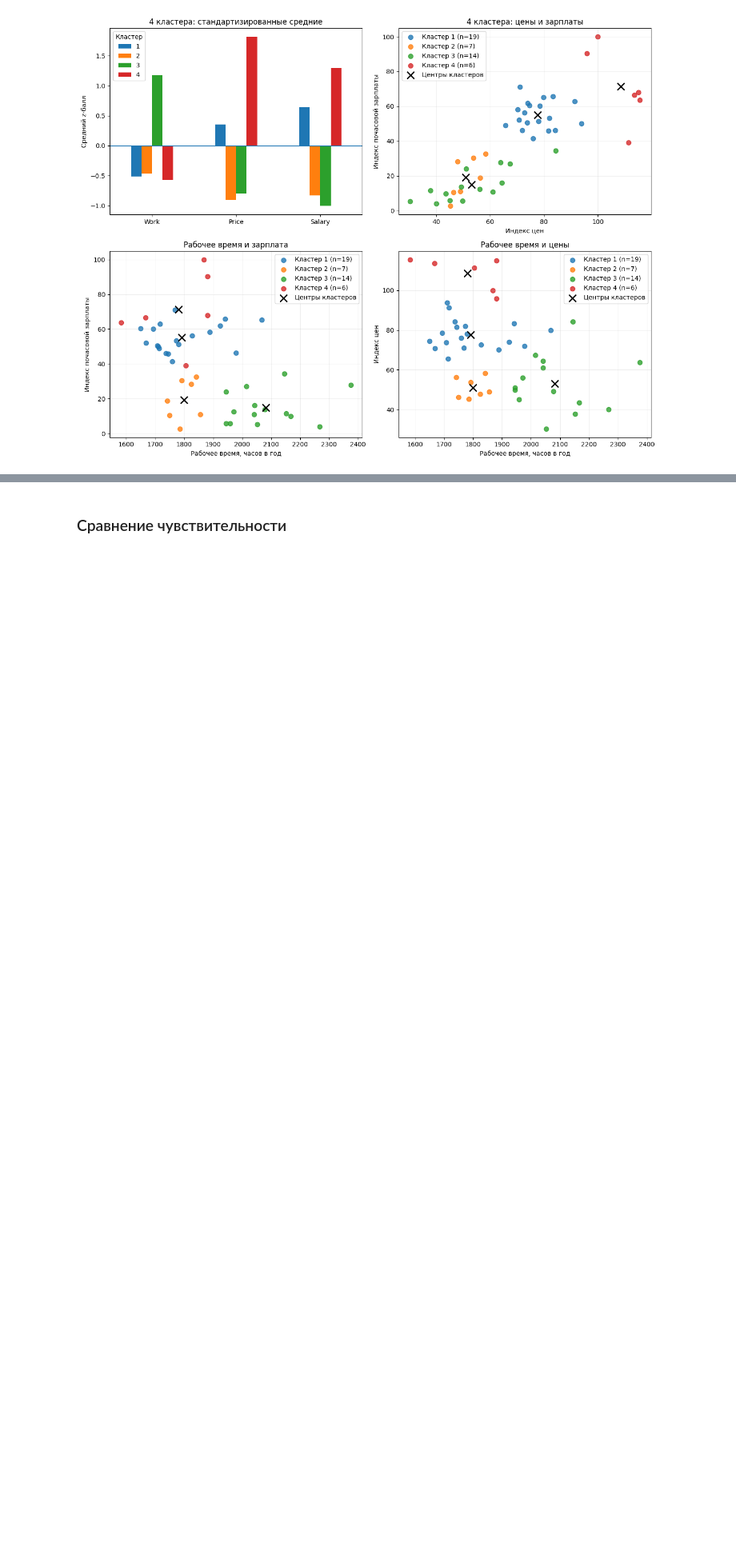
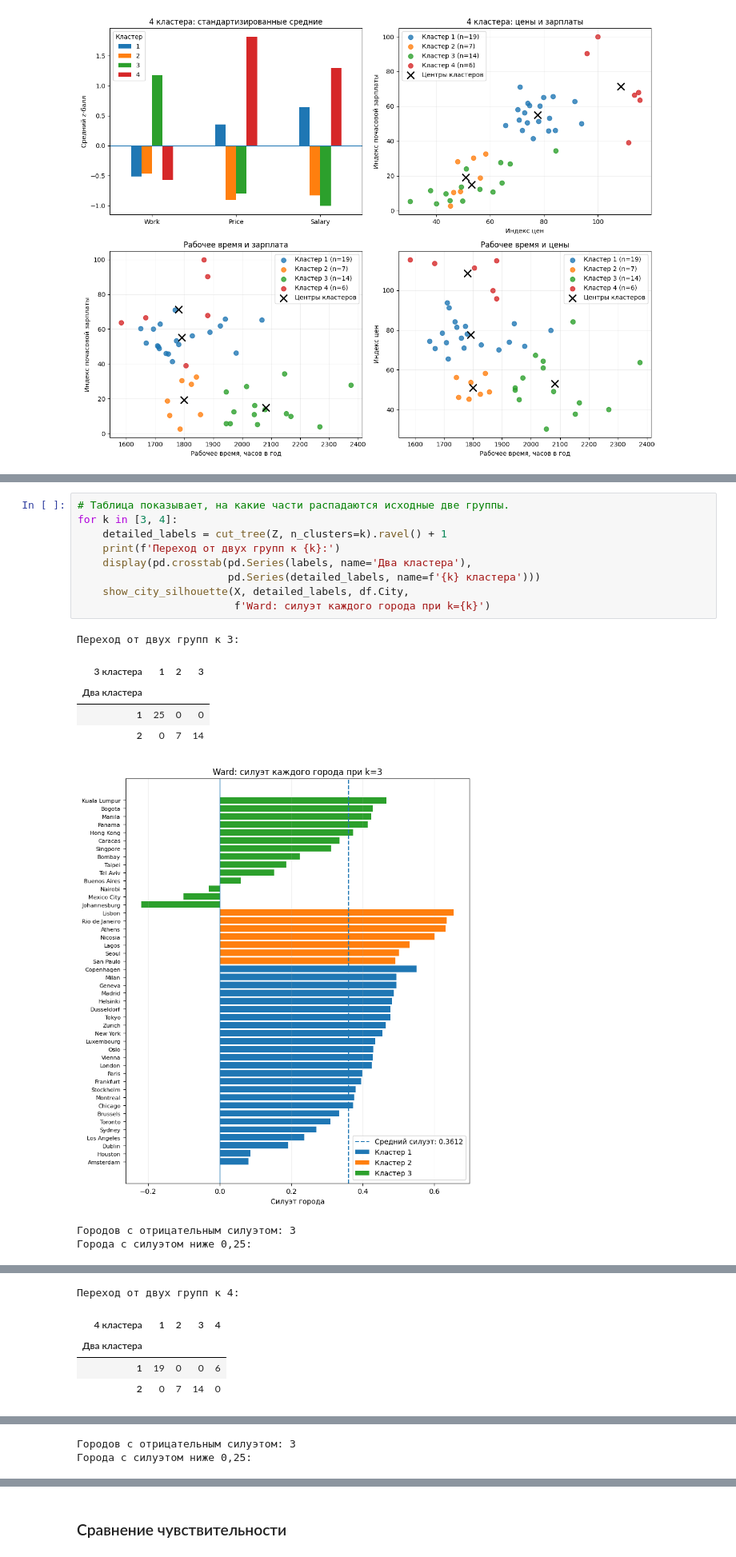
Before and after one commit to IvanManomenov/python_data_analytics, a Jupyter notebook: lab1/lab1_hierarchical.ipynb, the cells around one changed output, grey strips where cells are left out. Shown at 80% size. Cells and saved outputs as stored; diff of their text form; blank space fills up the shorter version.

```diff
--- a/lab1/lab1_hierarchical.ipynb
+++ b/lab1/lab1_hierarchical.ipynb
@@ -347,0 +388,18 @@ for k in [3, 4]:
+# %%
+# Таблица показывает, на какие части распадаются исходные две группы.
+for k in [3, 4]:
+    detailed_labels = cut_tree(Z, n_clusters=k).ravel() + 1
+    print(f'Переход от двух групп к {k}:')
+    display(pd.crosstab(pd.Series(labels, name='Два кластера'),
+                        pd.Series(detailed_labels, name=f'{k} кластера')))
+    show_city_silhouette(X, detailed_labels, df.City,
+                         f'Ward: силуэт каждого города при k={k}')
+# %% [output]
+Переход от двух групп к 3:
+| 3 кластера | 1 | 2 | 3 |
+| Два кластера |  |  |  |
+| 1 | 25 | 0 | 0 |
+| 2 | 0 | 7 | 14 |
+[figure, added]
+Городов с отрицательным силуэтом: 3
+Города с силуэтом ниже 0,25:
@@ -347,0 +418,5 @@ for k in [3, 4]:
+Переход от двух групп к 4:
+| 4 кластера | 1 | 2 | 3 | 4 |
+| Два кластера |  |  |  |  |
+| 1 | 19 | 0 | 0 | 6 |
+| 2 | 0 | 7 | 14 | 0 |
@@ -347,0 +424,2 @@ for k in [3, 4]:
+Городов с отрицательным силуэтом: 3
+Города с силуэтом ниже 0,25:
```
Also changed, not shown: parts of 9 cells of this notebook.
